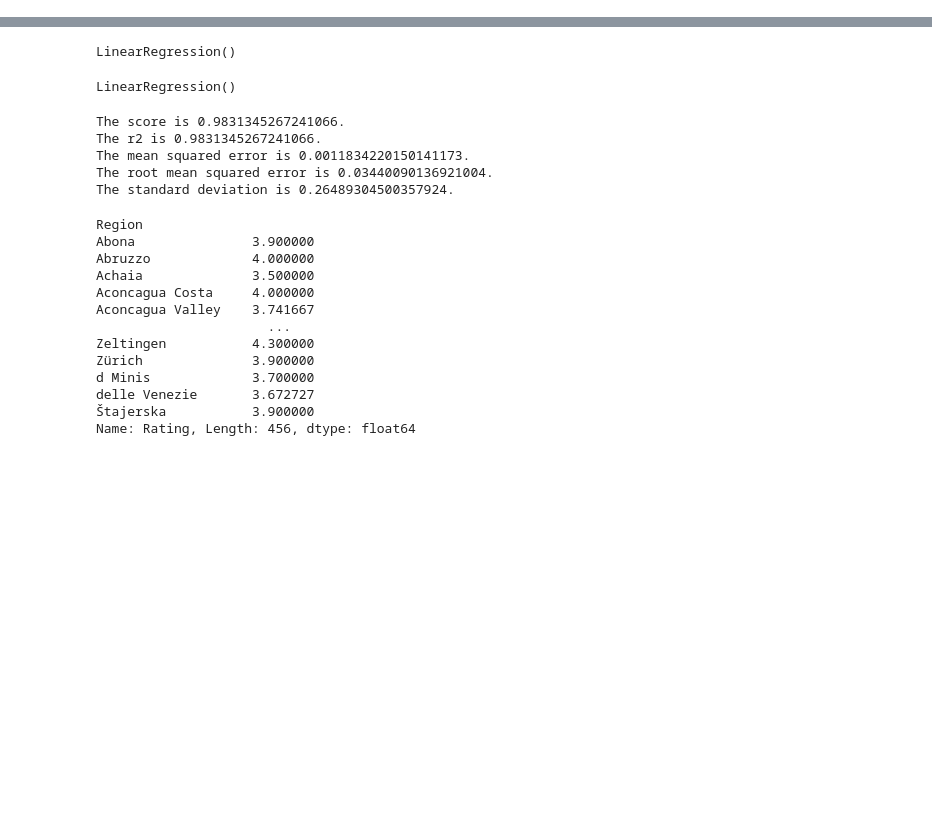
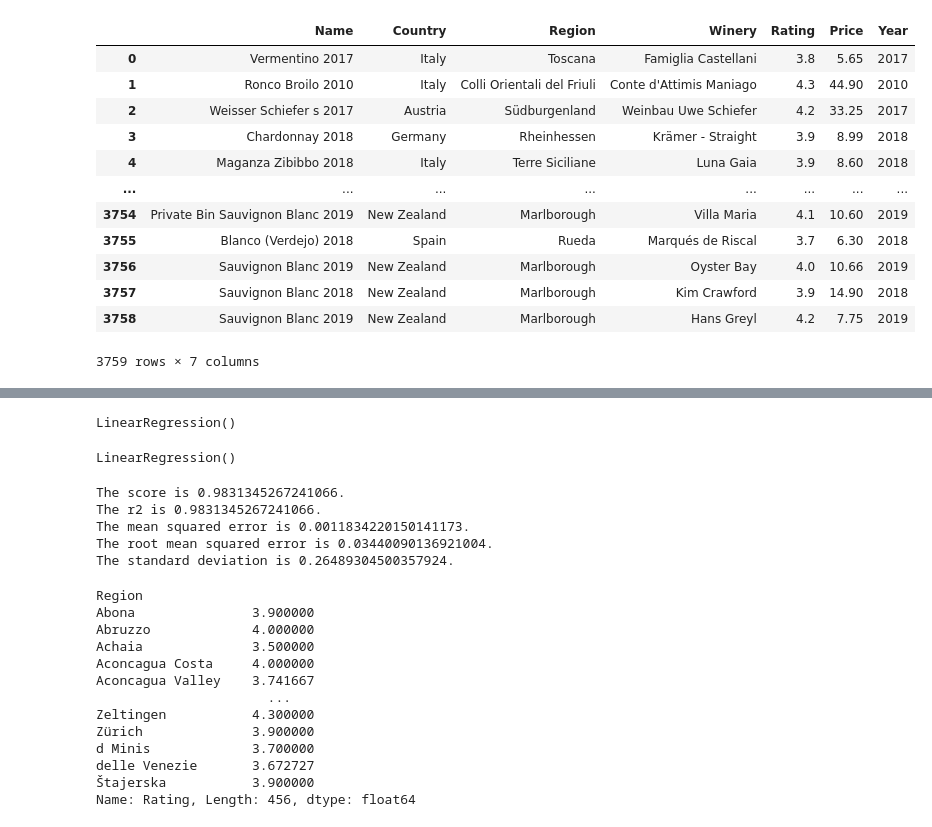
Before and after one commit to Parker-Teske/Wine_Project, a Jupyter notebook: White_LR_model.ipynb, the cells around one changed output, grey strips where cells are left out. Drawn from its saved outputs; the diff is of its cells as text; code cells hidden in the pictures; blank space fills up the shorter version.

Commit message:
White_lr sql database connection

```diff
--- a/White_LR_model.ipynb
+++ b/White_LR_model.ipynb
@@ -22,3 +1,28 @@ df = df.drop(columns = "NumberOfRatings")
+# %%
+import pandas as pd
+import sqlite3
+query = 'SELECT * FROM white_wine'
+conn = sqlite3.connect('wine_database.db')
+cursor = conn.cursor()
+df = pd.read_sql_query(query, conn)
+df['Name'] = df['Name'].str.encode('iso-8859-1').str.decode('utf-8')
+df['Region'] = df['Region'].str.encode('iso-8859-1').str.decode('utf-8')
+df['Winery'] = df['Winery'].str.encode('iso-8859-1').str.decode('utf-8')
+df
+# %% [output]
+|  | Name | Country | Region | Winery | Rating | Price | Year |
+| 0 | Vermentino 2017 | Italy | Toscana | Famiglia Castellani | 3.8 | 5.65 | 2017 |
+| 1 | Ronco Broilo 2010 | Italy | Colli Orientali del Friuli | Conte d'Attimis Maniago | 4.3 | 44.90 | 2010 |
+| 2 | Weisser Schiefer s 2017 | Austria | Südburgenland | Weinbau Uwe Schiefer | 4.2 | 33.25 | 2017 |
+| 3 | Chardonnay 2018 | Germany | Rheinhessen | Krämer - Straight | 3.9 | 8.99 | 2018 |
+| 4 | Maganza Zibibbo 2018 | Italy | Terre Siciliane | Luna Gaia | 3.9 | 8.60 | 2018 |
+| ... | ... | ... | ... | ... | ... | ... | ... |
+| 3754 | Private Bin Sauvignon Blanc 2019 | New Zealand | Marlborough | Villa Maria | 4.1 | 10.60 | 2019 |
+| 3755 | Blanco (Verdejo) 2018 | Spain | Rueda | Marqués de Riscal | 3.7 | 6.30 | 2018 |
+| 3756 | Sauvignon Blanc 2019 | New Zealand | Marlborough | Oyster Bay | 4.0 | 10.66 | 2019 |
+| 3757 | Sauvignon Blanc 2018 | New Zealand | Marlborough | Kim Crawford | 3.9 | 14.90 | 2018 |
+| 3758 | Sauvignon Blanc 2019 | New Zealand | Marlborough | Hans Greyl | 4.2 | 7.75 | 2019 |
+3759 rows × 7 columns
 # %%
 df.to_csv('scraped_White.csv', index=False)
 # %%
```
Also changed, not shown: parts of 4 cells of this notebook, 3 other files.
